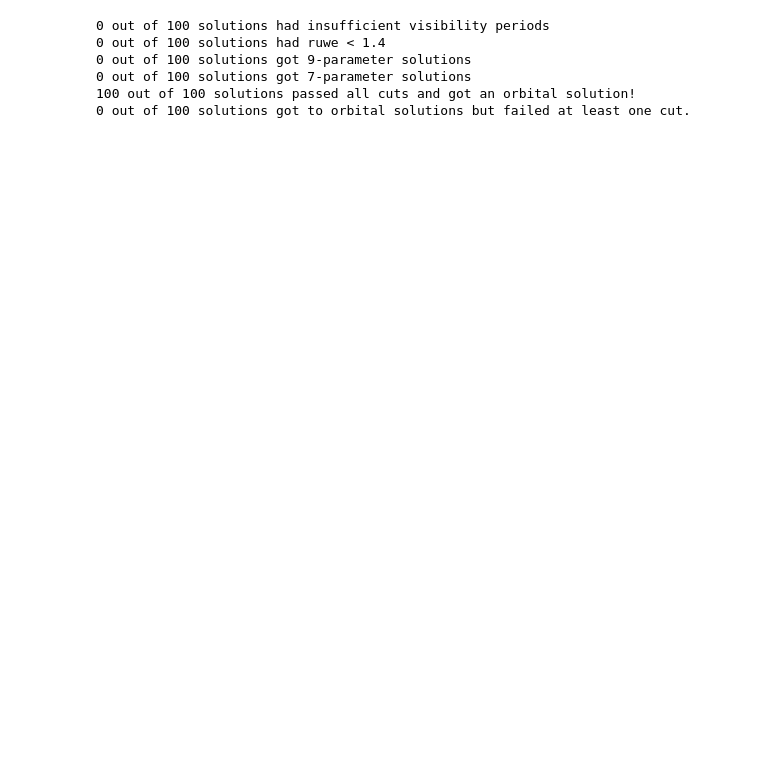
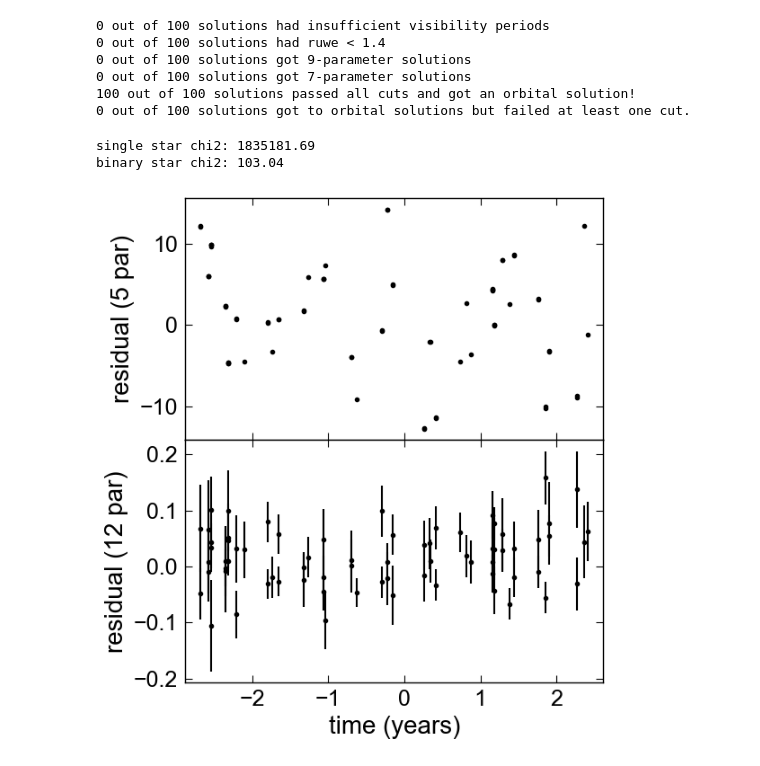
Before and after one commit to kareemelbadry/gaiamock, a Jupyter notebook: demo.ipynb, the cells around one changed output. Cells and saved outputs as stored; diff of their text form; code cells hidden in the pictures; blank space fills up the shorter version.

```diff
--- a/demo.ipynb
+++ b/demo.ipynb
@@ -250,3 +251,47 @@ ra, dec, d_pc, phot_g_mean_mag, Tp, omega, w, inc_deg, accept = gaiamock.simulat
 0 out of 100 solutions got 7-parameter solutions
 100 out of 100 solutions passed all cuts and got an orbital solution!
 0 out of 100 solutions got to orbital solutions but failed at least one cut.
+# %%
+# Let's use the code to fit the real epoch astrometry for Gaia BH3
+
+
+bh3_ra_deg, bh3_dec_deg = 294.8278502411, 14.9309190720 # Right Ascension from paper Table 2
+DR4_REFERENCE_EPOCH = 2457936.875
+
+import pandas as pd
+columns = 'transit_id ccd_id obs_time_tcb centroid_pos_al centroid_pos_error_al parallax_factor_al scan_pos_angle outlier_flag'.split()
+gaia_astrometry = pd.read_csv('data/epochast.dat', names=columns, delim_whitespace=True, comment='#')
+
+# remove outliers
+gaia_astrometry = gaia_astrometry[gaia_astrometry['outlier_flag']!=1]
+
+psi = np.array(np.deg2rad(gaia_astrometry['scan_pos_angle']))
+t_ast_yr = (np.array(gaia_astrometry['obs_time_tcb']) - DR4_REFERENCE_EPOCH)/365.25
+plx_factor = np.array(gaia_astrometry['parallax_factor_al'])
+ast_obs, ast_err = np.array(gaia_astrometry['centroid_pos_al']), np.array(gaia_astrometry['centroid_pos_error_al'])
+
+# bin the data (averaging across CCDs within a given FOV transit)
+new_idx = np.concatenate([[0], np.arange(len(t_ast_yr)-1)[np.diff(t_ast_yr) > 1e-6] + 1])
+psi_mean, t_ast_yr_mean, plx_factor_mean, ast_obs_mean, ast_err_mean = [], [], [], [], []
+for i, idx in enumerate(new_idx):
+    try:
+        these_idx = np.arange(new_idx[i], new_idx[i+1])
+    except IndexError:
+        these_idx = np.arange(new_idx[i], len(t_ast_yr))
+    psi_mean.append(np.mean(psi[these_idx]))
+    t_ast_yr_mean.append(np.mean(t_ast_yr[these_idx]))
+    plx_factor_mean.append(np.mean(plx_factor[these_idx]))
+    ast_obs_mean.append( np.sum(ast_obs[these_idx] / ast_err[these_idx]**2) / np.sum(1 / ast_err[these_idx]**2) )
+    ast_err_mean.append(np.sqrt(1 / np.sum(1 / ast_err[these_idx]**2)) )
+psi_mean, t_ast_yr_mean, plx_factor_mean, ast_obs_mean, ast_err_mean = np.array(psi_mean), \
+    np.array(t_ast_yr_mean), np.array(plx_factor_mean), np.array(ast_obs_mean), np.array(ast_err_mean)
+# %%
+# run the fit!
+res = gaiamock.fit_orbital_solution_nonlinear(t_ast_yr = t_ast_yr_mean, psi = psi_mean,
+        plx_factor = plx_factor_mean, ast_obs = ast_obs_mean, ast_err = ast_err_mean, c_funcs = c_funcs)
+
+gaiamock.plot_residuals(t_ast_yr_mean, psi_mean, plx_factor_mean, ast_obs_mean, ast_err_mean, theta_array=res, c_funcs=c_funcs)
+# %% [output]
+single star chi2: 1835181.69
+binary star chi2: 103.04
+[figure, added]
```
Also changed, not shown: parts of 16 cells of this notebook, 2 other files.
